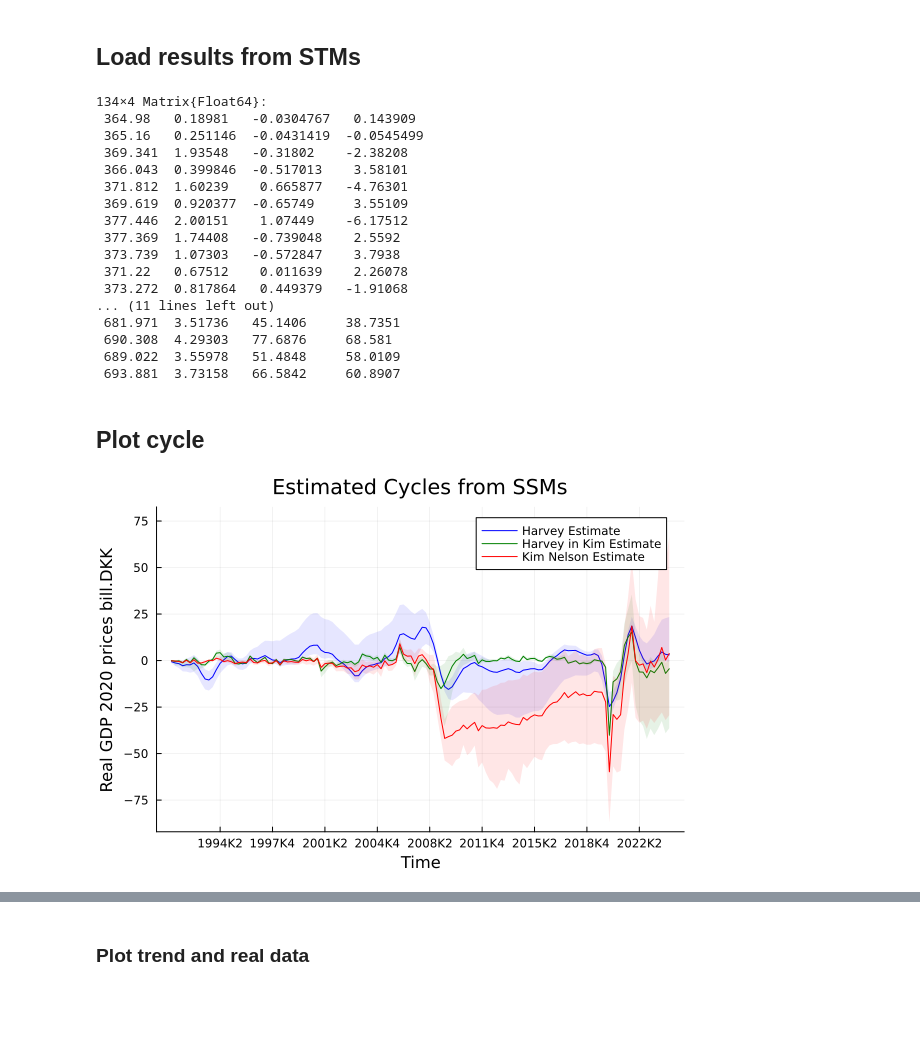
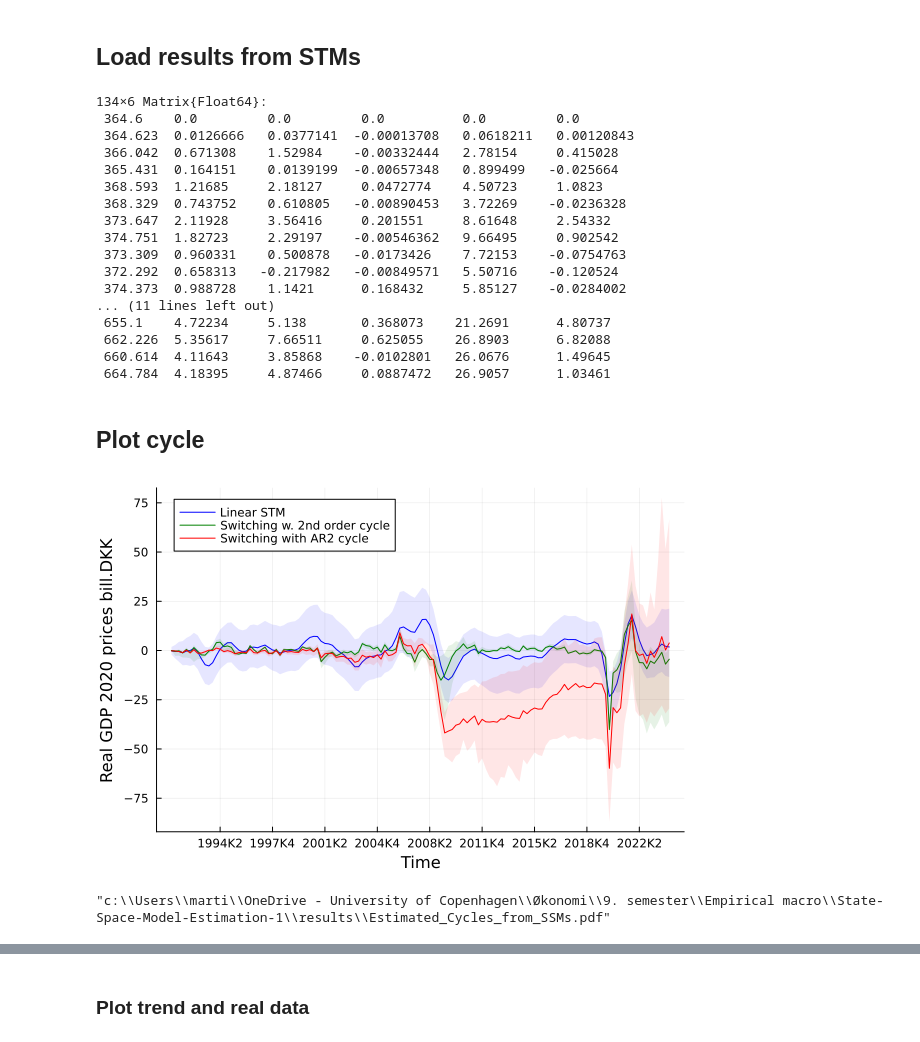
Before and after one commit to MKildemark/State-Space-Model-Estimation, a Jupyter notebook: results/Results.ipynb, the cells around one changed output, grey strips where cells are left out. Drawn from its saved outputs; the diff is of its cells as text; code cells hidden in the pictures; blank space fills up the shorter version.

```diff
--- a/results/Results.ipynb
+++ b/results/Results.ipynb
@@ -198,57 +208,73 @@ alpha_upper_harvey_in_kim = alpha_upper
 alpha_mean_kim_nelson = alpha_mean
 alpha_lower_kim_nelson = alpha_lower
 alpha_upper_kim_nelson = alpha_upper
+
+@load "states_harvey_filter.jld2" alpha_mean alpha_lower alpha_upper
+
+alpha_mean_harvey_filter = alpha_mean
+alpha_lower_harvey_filter = alpha_lower
+alpha_upper_harvey_filter = alpha_upper
 # %% [output]
-134×4 Matrix{Float64}:
- 364.98   0.18981   -0.0304767   0.143909
- 365.16   0.251146  -0.0431419  -0.0545499
- 369.341  1.93548   -0.31802    -2.38208
- 366.043  0.399846  -0.517013    3.58101
- 371.812  1.60239    0.665877   -4.76301
- 369.619  0.920377  -0.65749     3.55109
- 377.446  2.00151    1.07449    -6.17512
- 377.369  1.74408   -0.739048    2.5592
- 373.739  1.07303   -0.572847    3.7938
- 371.22   0.67512    0.011639    2.26078
- 373.272  0.817864   0.449379   -1.91068
+134×6 Matrix{Float64}:
+ 364.6    0.0         0.0         0.0          0.0         0.0
+ 364.623  0.0126666   0.0377141  -0.00013708   0.0618211   0.00120843
+ 366.042  0.671308    1.52984    -0.00332444   2.78154     0.415028
+ 365.431  0.164151    0.0139199  -0.00657348   0.899499   -0.025664
+ 368.593  1.21685     2.18127     0.0472774    4.50723     1.0823
+ 368.329  0.743752    0.610805   -0.00890453   3.72269    -0.0236328
+ 373.647  2.11928     3.56416     0.201551     8.61648     2.54332
+ 374.751  1.82723     2.29197    -0.00546362   9.66495     0.902542
+ 373.309  0.960331    0.500878   -0.0173426    7.72153    -0.0754763
+ 372.292  0.658313   -0.217982   -0.00849571   5.50716    -0.120524
+ 374.373  0.988728    1.1421      0.168432     5.85127    -0.0284002
 ... (11 lines left out)
- 681.971  3.51736   45.1406     38.7351
- 690.308  4.29303   77.6876     68.581
- 689.022  3.55978   51.4848     58.0109
- 693.881  3.73158   66.5842     60.8907
+ 655.1    4.72234     5.138       0.368073    21.2691      4.80737
+ 662.226  5.35617     7.66511     0.625055    26.8903      6.82088
+ 660.614  4.11643     3.85868    -0.0102801   26.0676      1.49645
+ 664.784  4.18395     4.87466     0.0887472   26.9057      1.03461
 # %% [markdown]
 ## Plot cycle
 # %%
 
 
-p = plot(title="Estimated Cycles from SSMs", xlabel="Time", ylabel="Real GDP 2020 prices bill.DKK")
+p = plot(xlabel="Time", ylabel="Real GDP 2020 prices bill.DKK")
 
 # Plot Harvey estimates with credible intervals
-plot!(p, dates, alpha_mean_harvey[:, 5], label="Harvey Estimate",
+plot!(p, dates, alpha_mean_harvey[:, 5], label="Linear STM",
         ribbon=(alpha_mean_harvey[:, 5] .- alpha_lower_harvey[:, 5],
                 alpha_upper_harvey[:, 5] .- alpha_mean_harvey[:, 5]),
         fillalpha=0.1, color=:blue)
 
 # Plot Harvey in Kim estimates with credible intervals
-plot!(p, dates, alpha_mean_harvey_in_kim[:, 5], label="Harvey in Kim Estimate",
+plot!(p, dates, alpha_mean_harvey_in_kim[:, 5], label="Switching w. 2nd order cycle",
         ribbon=(alpha_mean_harvey_in_kim[:, 5] .- alpha_lower_harvey_in_kim[:, 5],
                 alpha_upper_harvey_in_kim[:, 5] .- alpha_mean_harvey_in_kim[:, 5]),
         fillalpha=0.1, color=:green)
 
 # Plot Kim Nelson estimates with credible intervals
-plot!(p, dates, alpha_mean_kim_nelson[:, 3], label="Kim Nelson Estimate",
+plot!(p, dates, alpha_mean_kim_nelson[:, 3], label="Switching with AR2 cycle",
         ribbon=(alpha_mean_kim_nelson[:, 3] .- alpha_lower_kim_nelson[:, 3],
                 alpha_upper_kim_nelson[:, 3] .- alpha_mean_kim_nelson[:, 3]),
         fillalpha=0.1, color=:red)
 
+# # Plot Harvey Filter estimates with credible intervals
+# plot!(p, dates, alpha_mean_harvey_filter[:, 5], label="Harvey Filter Estimate",
+#         ribbon=(alpha_mean_harvey_filter[:, 5] .- alpha_lower_harvey_filter[:, 5],
+#                 alpha_upper_harvey_filter[:, 5] .- alpha_mean_harvey_filter[:, 5]),
+#         fillalpha=0.1, color=:purple)
+
 
 # Adjust legend position if necessary
-plot!(p, legend=:topright)
+plot!(p, legend=:topleft)
 
 # Display the plot
 display(p)
+
+#save
+savefig(p, "Estimated_Cycles_from_SSMs.pdf")
 # %% [output]
-[figure, old version]
+[figure, new version]
+"c:\\Users\\marti\\OneDrive - University of Copenhagen\\Økonomi\\9. semester\\Empirical macro\\State-Space-Model-Estimation-1\\results\\Estimated_Cycles_from_SSMs.pdf"
 # %%
 
 
```
Also changed, not shown: parts of 12 cells of this notebook, 32 other files.
